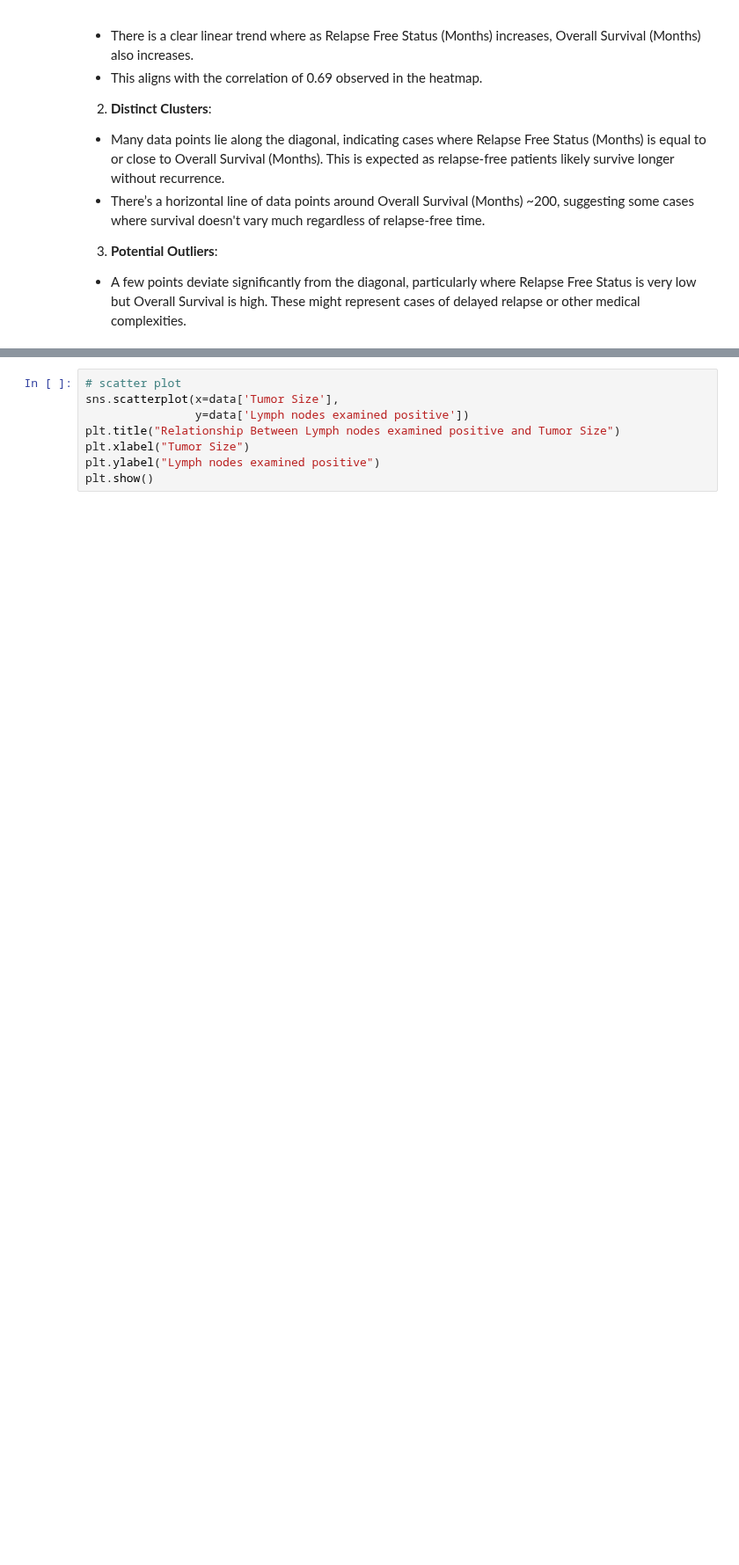
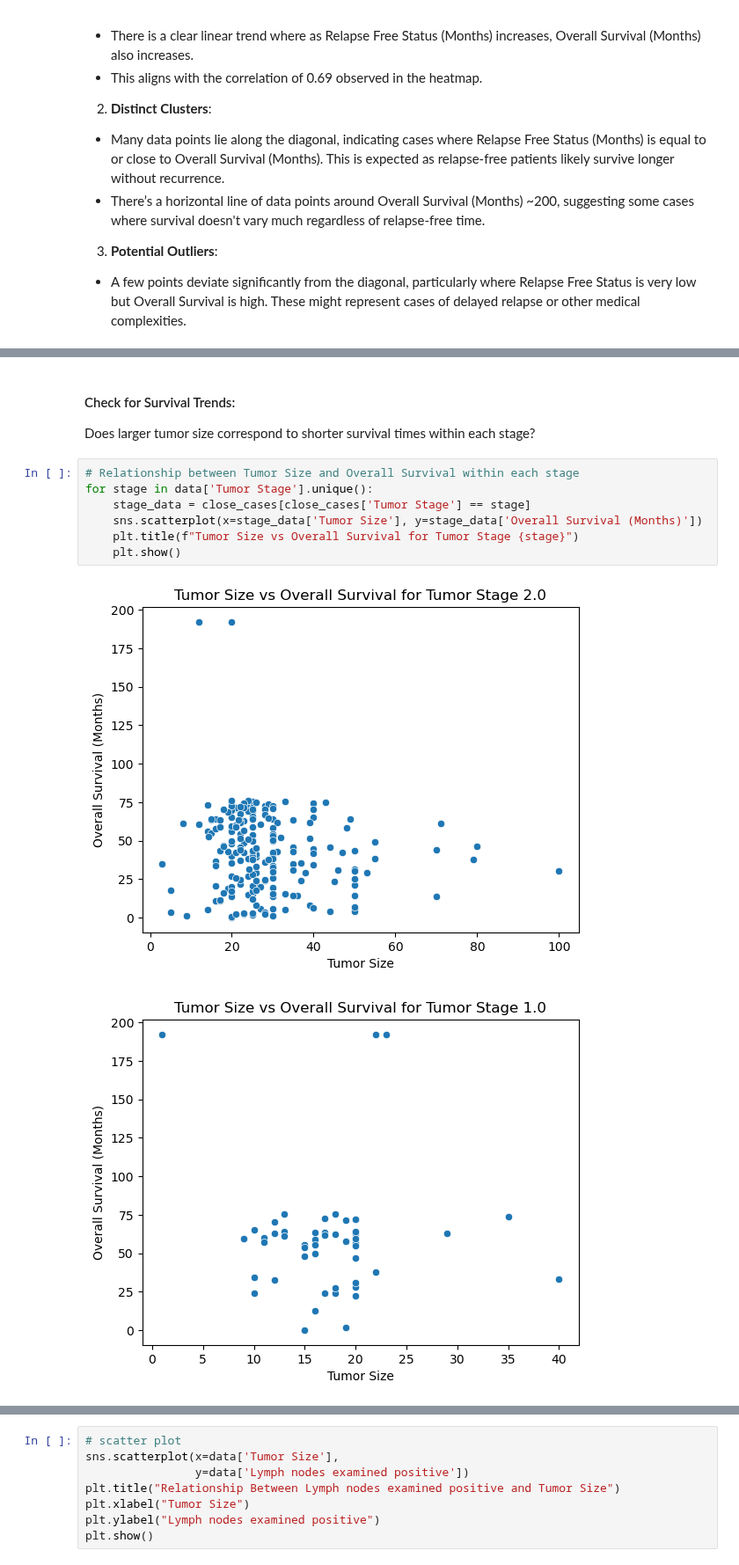
Before and after one commit to sowmyamaddali/Breast-Cancer--METABRIC, a Jupyter notebook: notebooks/eda_analysis.ipynb, the cells around one changed output, grey strips where cells are left out. Shown at 88% size. Drawn from its saved outputs; the diff is of its cells as text; blank space fills up the shorter version.

```diff
--- a/notebooks/eda_analysis.ipynb
+++ b/notebooks/eda_analysis.ipynb
@@ -190,0 +263,13 @@ Identify the patients with large tumor sizes (**assuming** above 80) and analyze
+# %% [markdown]
+#### Check for Survival Trends:
+Does larger tumor size correspond to shorter survival times within each stage?
+# %%
+# Relationship between Tumor Size and Overall Survival within each stage
+for stage in data['Tumor Stage'].unique():
+    stage_data = close_cases[close_cases['Tumor Stage'] == stage]
+    sns.scatterplot(x=stage_data['Tumor Size'], y=stage_data['Overall Survival (Months)'])
+    plt.title(f"Tumor Size vs Overall Survival for Tumor Stage {stage}")
+    plt.show()
+# %% [output]
+[figure, added]
+[figure, added]
```
Also changed, not shown: parts of 18 cells of this notebook.
